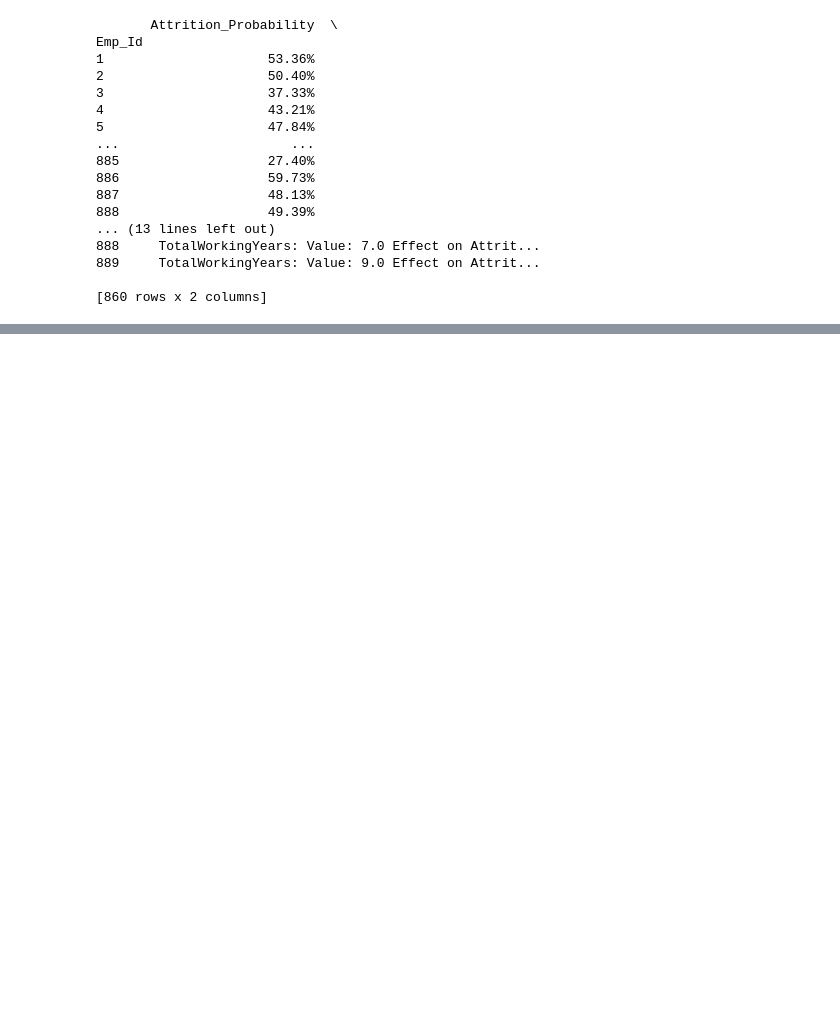
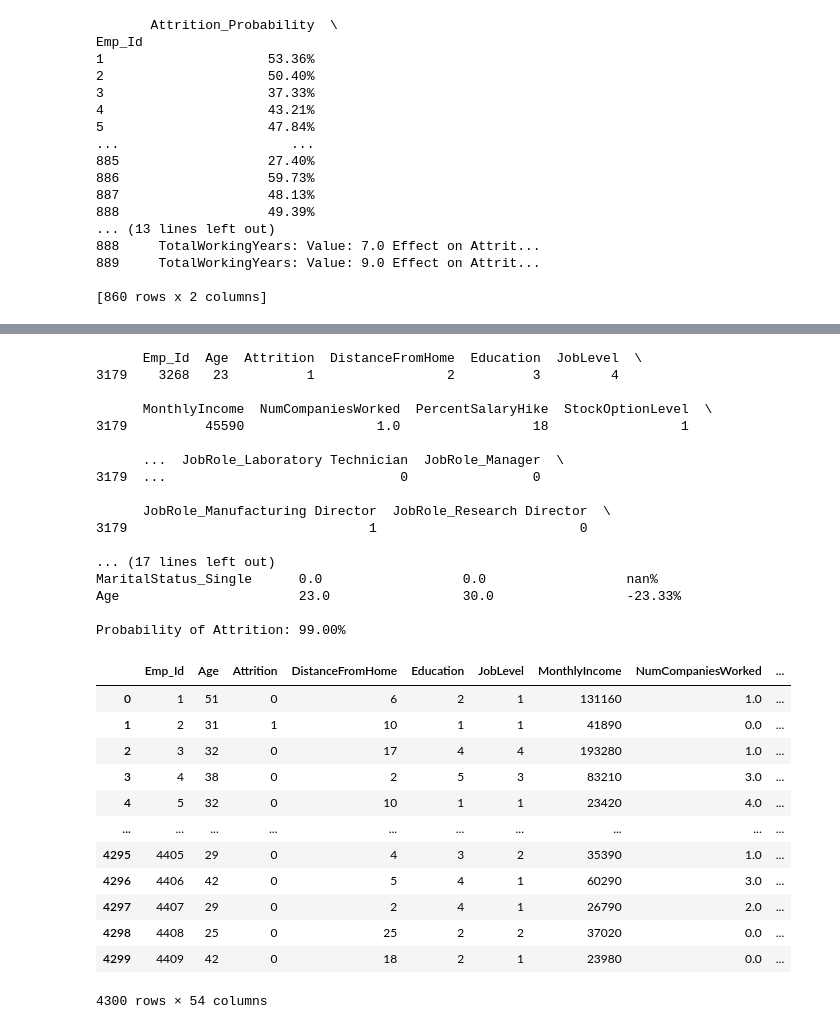
Before and after one commit to b2200765017/AIN-PROJECT, a Jupyter notebook: dynamic.ipynb, the cells around one changed output, grey strips where cells are left out. Drawn from its saved outputs; the diff is of its cells as text; code cells hidden in the pictures; blank space fills up the shorter version.

```diff
--- a/dynamic.ipynb
+++ b/dynamic.ipynb
@@ -527,7 +523,7 @@ def format_comparison(actual_values, median_values, attrition_probability=None):
 
     return report
 # %%
-sample_number = 0
+sample_number = 45
 
 
 test_data = X_test.iloc[sample_number]
@@ -582,0 +727,73 @@ Probability of Attrition: 53.36%
+# %%
+# Find the sample in the test data for the employee with ID '836'
+test_data = X_test.loc[X_test['Emp_Id'] == 3268]
+print(copied_data.loc[copied_data['Emp_Id'] == 3268])
+# Check if there is data for the specified employee ID
+if not test_data.empty:
+    # Reshape the test data to match the model input format
+    test_data = test_data.iloc[0].to_frame().T
+
+    # Predict probability for the selected sample
+    probability = best_rf_model.predict_proba(test_data)[0, 1]
+
+    # Calculate SHAP values for the selected sample
+    # Note: Adjust the index for SHAP values calculation
+    test_index = X_test.index.get_loc(test_data.index[0])
+    instance_shap_values = shap_values[1][test_index]
+
+    # Sort features by their SHAP value's absolute magnitude in descending order
+    top_features_indices = np.argsort(np.abs(instance_shap_values))[::-1][:5]
+    top_features = [(X_test.columns[i], instance_shap_values[i]) for i in top_features_indices]
+
+    actual_feature_values = copied_data.loc[copied_data['Emp_Id'] == 3268, [feat for feat, _ in top_features]].iloc[0]
+    combined_features = '\n'.join([
+        f"{feat}: Value: {actual_val} Effect on Attrition (%): {shap_val:.2%}"
+        for (feat, shap_val), actual_val in zip(top_features, actual_feature_values)
+    ])
+
+    # Create a new row for the DataFrame
+    result = {
+        'Emp_Id': '3268',
+        'Attrition_Probability': probability,
+        'Combined_Features': combined_features
+    }
+
+    filtered_dataframe = filter_dataframe(age, gender, performance, copied_data)
+    medians = get_median_features([feat for feat, _ in top_features], filtered_dataframe)
+
+    # Print formatted comparison
+    print(format_comparison(actual_feature_values, medians, probability))
+else:
+    print("No data found for employee ID '3268'")
+copied_data
+# %% [output]
+      Emp_Id  Age  Attrition  DistanceFromHome  Education  JobLevel  \
+3179    3268   23          1                 2          3         4
+
+      MonthlyIncome  NumCompaniesWorked  PercentSalaryHike  StockOptionLevel  \
+3179          45590                 1.0                 18                 1
+
+      ...  JobRole_Laboratory Technician  JobRole_Manager  \
+3179  ...                              0                0
+
+      JobRole_Manufacturing Director  JobRole_Research Director  \
+3179                               1                          0
+
+... (17 lines left out)
+MaritalStatus_Single      0.0                  0.0                  nan%
+Age                       23.0                 30.0                 -23.33%
+
+Probability of Attrition: 99.00%
+|  | Emp_Id | Age | Attrition | DistanceFromHome | Education | JobLevel | MonthlyIncome | NumCompaniesWorked | ... |
+| 0 | 1 | 51 | 0 | 6 | 2 | 1 | 131160 | 1.0 | ... |
+| 1 | 2 | 31 | 1 | 10 | 1 | 1 | 41890 | 0.0 | ... |
+| 2 | 3 | 32 | 0 | 17 | 4 | 4 | 193280 | 1.0 | ... |
+| 3 | 4 | 38 | 0 | 2 | 5 | 3 | 83210 | 3.0 | ... |
+| 4 | 5 | 32 | 0 | 10 | 1 | 1 | 23420 | 4.0 | ... |
+| ... | ... | ... | ... | ... | ... | ... | ... | ... | ... |
+| 4295 | 4405 | 29 | 0 | 4 | 3 | 2 | 35390 | 1.0 | ... |
+| 4296 | 4406 | 42 | 0 | 5 | 4 | 1 | 60290 | 3.0 | ... |
+| 4297 | 4407 | 29 | 0 | 2 | 4 | 1 | 26790 | 2.0 | ... |
+| 4298 | 4408 | 25 | 0 | 25 | 2 | 2 | 37020 | 0.0 | ... |
+| 4299 | 4409 | 42 | 0 | 18 | 2 | 1 | 23980 | 0.0 | ... |
+4300 rows × 54 columns
```
Also changed, not shown: parts of 6 cells of this notebook.
